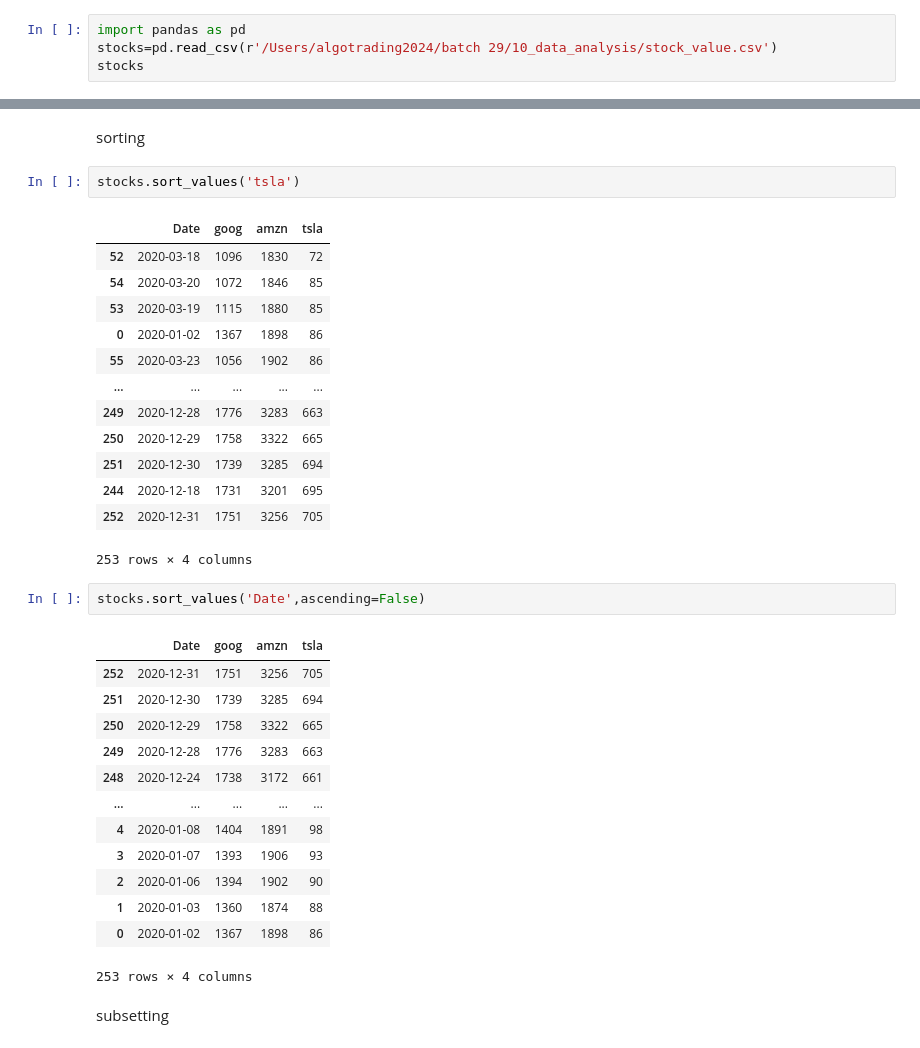
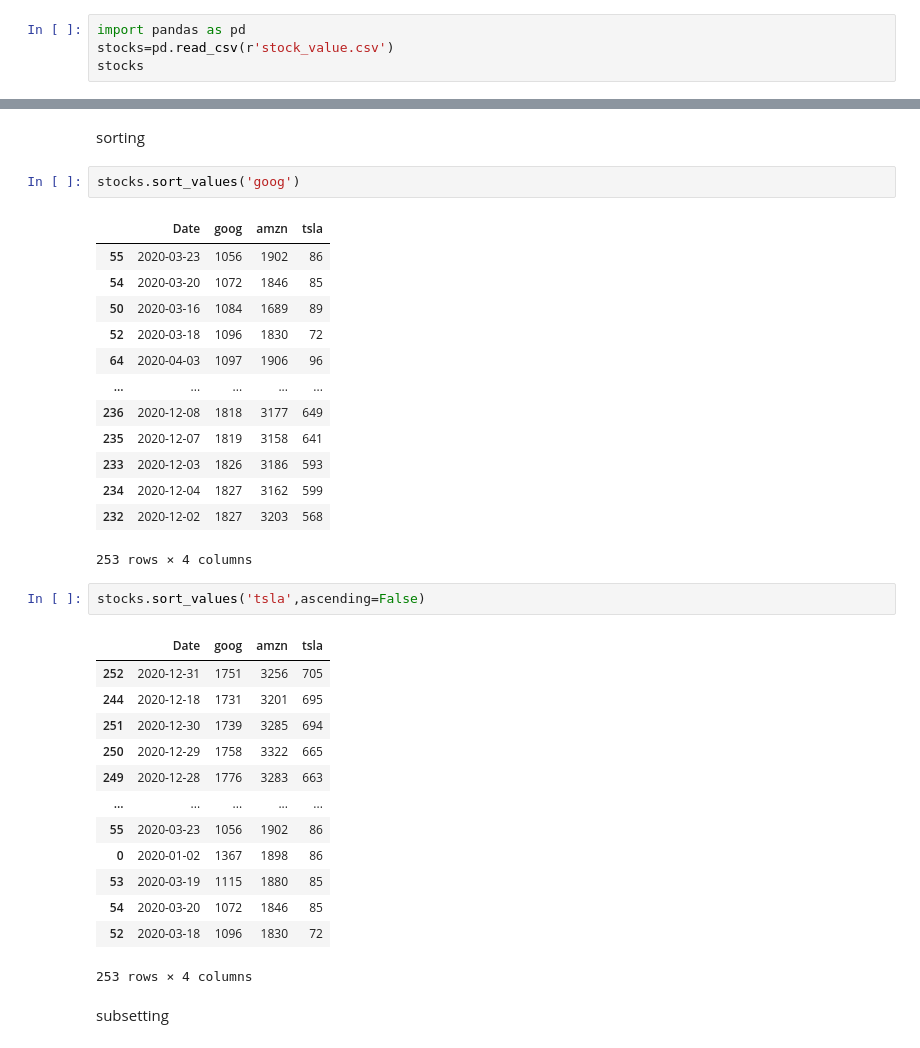
Before and after one commit to sunilsala88/batch-29, a Jupyter notebook: 10_data_analysis/pandas1.ipynb, the cells around one changed output, grey strips where cells are left out. Saved outputs shown, nothing was run; the diff lists cells and outputs as text.

```diff
--- a/10_data_analysis/pandas1.ipynb
+++ b/10_data_analysis/pandas1.ipynb
@@ -5,6 +3,6 @@ Error:
 # %%
 import pandas as pd
-stocks=pd.read_csv(r'/Users/algotrading2024/batch 29/10_data_analysis/stock_value.csv')
+stocks=pd.read_csv(r'stock_value.csv')
 stocks
 # %% [output]
 |  | Date | goog | amzn | tsla |
@@ -165,36 +142,36 @@ list(stocks.index)
 # %% [markdown]
 sorting
 # %%
-stocks.sort_values('tsla')
+stocks.sort_values('goog')
 # %% [output]
 |  | Date | goog | amzn | tsla |
+| 55 | 2020-03-23 | 1056 | 1902 | 86 |
+| 54 | 2020-03-20 | 1072 | 1846 | 85 |
+| 50 | 2020-03-16 | 1084 | 1689 | 89 |
 | 52 | 2020-03-18 | 1096 | 1830 | 72 |
-| 54 | 2020-03-20 | 1072 | 1846 | 85 |
-| 53 | 2020-03-19 | 1115 | 1880 | 85 |
-| 0 | 2020-01-02 | 1367 | 1898 | 86 |
-| 55 | 2020-03-23 | 1056 | 1902 | 86 |
+| 64 | 2020-04-03 | 1097 | 1906 | 96 |
 | ... | ... | ... | ... | ... |
-| 249 | 2020-12-28 | 1776 | 3283 | 663 |
-| 250 | 2020-12-29 | 1758 | 3322 | 665 |
-| 251 | 2020-12-30 | 1739 | 3285 | 694 |
-| 244 | 2020-12-18 | 1731 | 3201 | 695 |
-| 252 | 2020-12-31 | 1751 | 3256 | 705 |
+| 236 | 2020-12-08 | 1818 | 3177 | 649 |
+| 235 | 2020-12-07 | 1819 | 3158 | 641 |
+| 233 | 2020-12-03 | 1826 | 3186 | 593 |
+| 234 | 2020-12-04 | 1827 | 3162 | 599 |
+| 232 | 2020-12-02 | 1827 | 3203 | 568 |
 253 rows × 4 columns
 # %%
-stocks.sort_values('Date',ascending=False)
+stocks.sort_values('tsla',ascending=False)
 # %% [output]
 |  | Date | goog | amzn | tsla |
 | 252 | 2020-12-31 | 1751 | 3256 | 705 |
+| 244 | 2020-12-18 | 1731 | 3201 | 695 |
 | 251 | 2020-12-30 | 1739 | 3285 | 694 |
 | 250 | 2020-12-29 | 1758 | 3322 | 665 |
 | 249 | 2020-12-28 | 1776 | 3283 | 663 |
-| 248 | 2020-12-24 | 1738 | 3172 | 661 |
 | ... | ... | ... | ... | ... |
-| 4 | 2020-01-08 | 1404 | 1891 | 98 |
-| 3 | 2020-01-07 | 1393 | 1906 | 93 |
-| 2 | 2020-01-06 | 1394 | 1902 | 90 |
-| 1 | 2020-01-03 | 1360 | 1874 | 88 |
+| 55 | 2020-03-23 | 1056 | 1902 | 86 |
 | 0 | 2020-01-02 | 1367 | 1898 | 86 |
+| 53 | 2020-03-19 | 1115 | 1880 | 85 |
+| 54 | 2020-03-20 | 1072 | 1846 | 85 |
+| 52 | 2020-03-18 | 1096 | 1830 | 72 |
 253 rows × 4 columns
 # %% [markdown]
 subsetting
```
Also changed, not shown: parts of 16 cells of this notebook, 3 other files.
